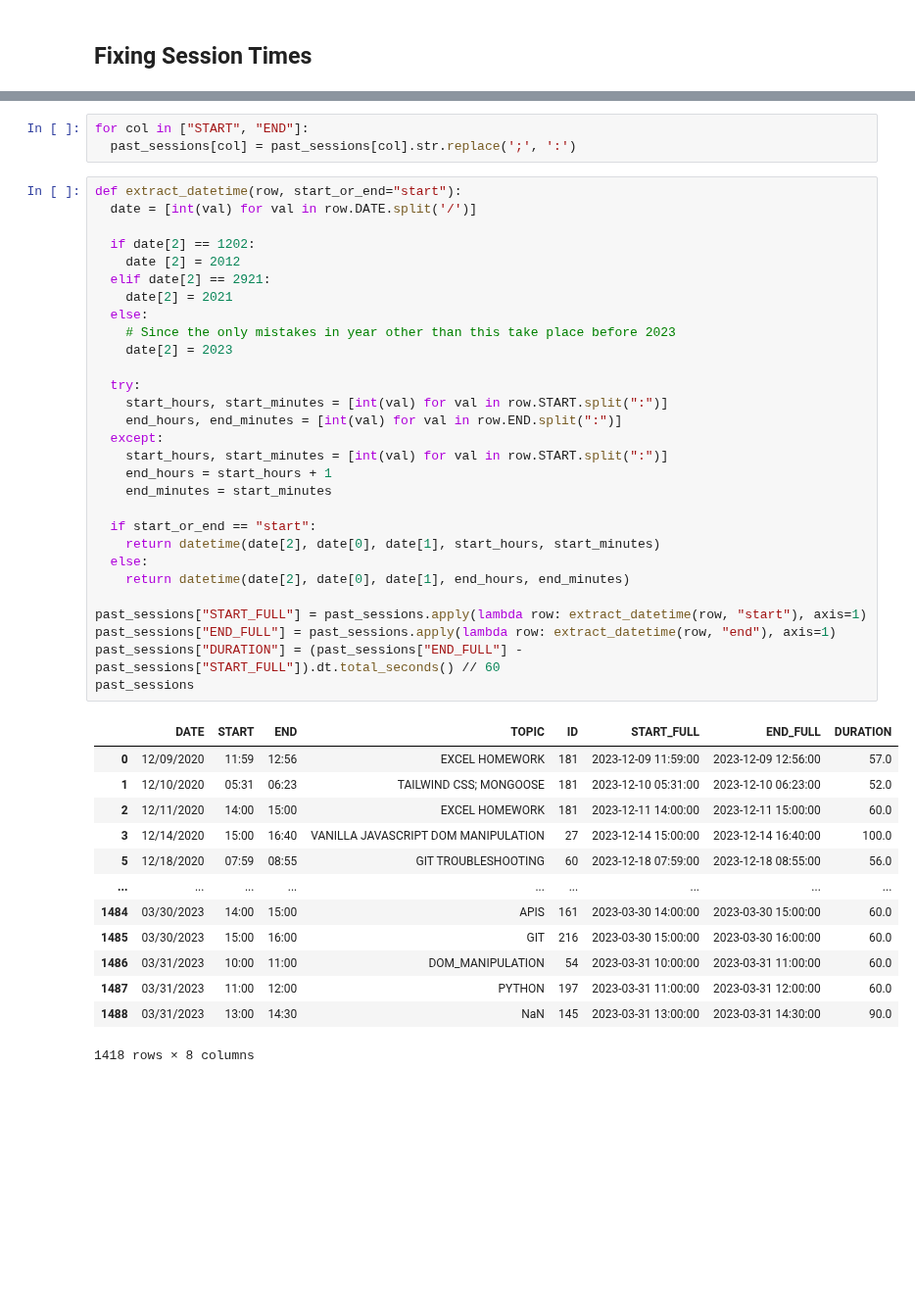
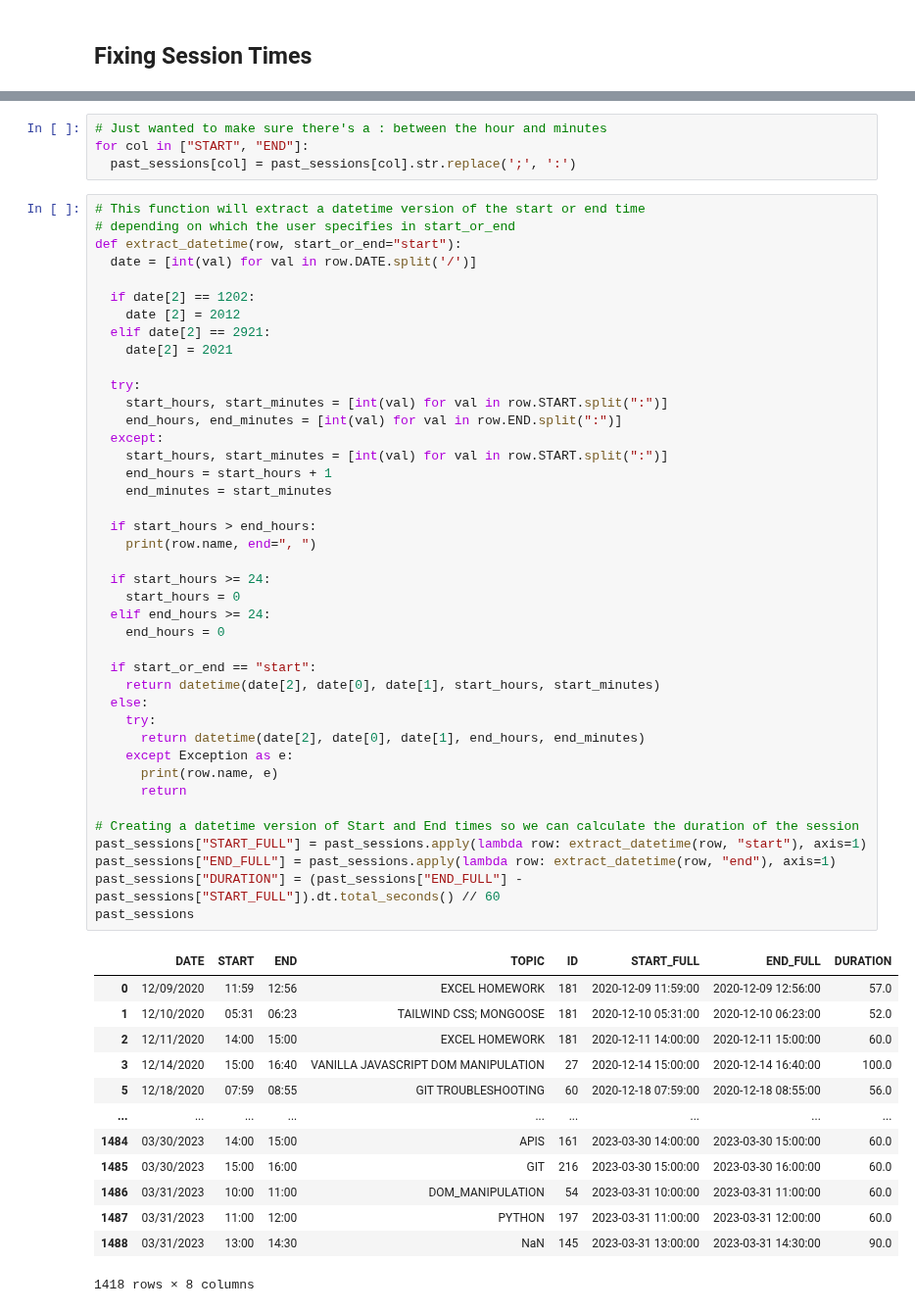
Before and after one commit to de-mark/tutoring_dashboard, a Jupyter notebook: assets/data/data_cleaning.ipynb, the cells around one changed output, grey strips where cells are left out. Shown at 98% size. Saved outputs shown, nothing was run; the diff lists cells and outputs as text; blank space fills up the shorter version.

Commit message:
Added duration column feature engineering to data cleaning.ipynb

```diff
--- a/assets/data/data_cleaning.ipynb
+++ b/assets/data/data_cleaning.ipynb
@@ -168,42 +218,55 @@ past_sessions = past_sessions.drop(columns=["NAME", "EMAIL"])
 # %%
+# Just wanted to make sure there's a : between the hour and minutes
 for col in ["START", "END"]:
   past_sessions[col] = past_sessions[col].str.replace(';', ':')
 # %%
+# This function will extract a datetime version of the start or end time
+# depending on which the user specifies in start_or_end
 def extract_datetime(row, start_or_end="start"):
   date = [int(val) for val in row.DATE.split('/')]
 
   if date[2] == 1202:
     date [2] = 2012
   elif date[2] == 2921:
     date[2] = 2021
-  else:
-    # Since the only mistakes in year other than this take place before 2023
-    date[2] = 2023
 
   try:
     start_hours, start_minutes = [int(val) for val in row.START.split(":")]
     end_hours, end_minutes = [int(val) for val in row.END.split(":")]
   except:
     start_hours, start_minutes = [int(val) for val in row.START.split(":")]
     end_hours = start_hours + 1
     end_minutes = start_minutes
 
+  if start_hours > end_hours:
+    print(row.name, end=", ")
+
+  if start_hours >= 24:
+    start_hours = 0
+  elif end_hours >= 24:
+    end_hours = 0
+
   if start_or_end == "start":
     return datetime(date[2], date[0], date[1], start_hours, start_minutes)
   else:
-    return datetime(date[2], date[0], date[1], end_hours, end_minutes)
+    try:
+      return datetime(date[2], date[0], date[1], end_hours, end_minutes)
+    except Exception as e:
+      print(row.name, e)
+      return
 
+# Creating a datetime version of Start and End times so we can calculate the duration of the session
 past_sessions["START_FULL"] = past_sessions.apply(lambda row: extract_datetime(row, "start"), axis=1)
 past_sessions["END_FULL"] = past_sessions.apply(lambda row: extract_datetime(row, "end"), axis=1)
 past_sessions["DURATION"] = (past_sessions["END_FULL"] - past_sessions["START_FULL"]).dt.total_seconds() // 60
 past_sessions
 # %% [output]
 |  | DATE | START | END | TOPIC | ID | START_FULL | END_FULL | DURATION |
-| 0 | 12/09/2020 | 11:59 | 12:56 | EXCEL HOMEWORK | 181 | 2023-12-09 11:59:00 | 2023-12-09 12:56:00 | 57.0 |
-| 1 | 12/10/2020 | 05:31 | 06:23 | TAILWIND CSS; MONGOOSE | 181 | 2023-12-10 05:31:00 | 2023-12-10 06:23:00 | 52.0 |
-| 2 | 12/11/2020 | 14:00 | 15:00 | EXCEL HOMEWORK | 181 | 2023-12-11 14:00:00 | 2023-12-11 15:00:00 | 60.0 |
-| 3 | 12/14/2020 | 15:00 | 16:40 | VANILLA JAVASCRIPT DOM MANIPULATION | 27 | 2023-12-14 15:00:00 | 2023-12-14 16:40:00 | 100.0 |
-| 5 | 12/18/2020 | 07:59 | 08:55 | GIT TROUBLESHOOTING | 60 | 2023-12-18 07:59:00 | 2023-12-18 08:55:00 | 56.0 |
+| 0 | 12/09/2020 | 11:59 | 12:56 | EXCEL HOMEWORK | 181 | 2020-12-09 11:59:00 | 2020-12-09 12:56:00 | 57.0 |
+| 1 | 12/10/2020 | 05:31 | 06:23 | TAILWIND CSS; MONGOOSE | 181 | 2020-12-10 05:31:00 | 2020-12-10 06:23:00 | 52.0 |
+| 2 | 12/11/2020 | 14:00 | 15:00 | EXCEL HOMEWORK | 181 | 2020-12-11 14:00:00 | 2020-12-11 15:00:00 | 60.0 |
+| 3 | 12/14/2020 | 15:00 | 16:40 | VANILLA JAVASCRIPT DOM MANIPULATION | 27 | 2020-12-14 15:00:00 | 2020-12-14 16:40:00 | 100.0 |
+| 5 | 12/18/2020 | 07:59 | 08:55 | GIT TROUBLESHOOTING | 60 | 2020-12-18 07:59:00 | 2020-12-18 08:55:00 | 56.0 |
 | ... | ... | ... | ... | ... | ... | ... | ... | ... |
 | 1484 | 03/30/2023 | 14:00 | 15:00 | APIS | 161 | 2023-03-30 14:00:00 | 2023-03-30 15:00:00 | 60.0 |
 | 1485 | 03/30/2023 | 15:00 | 16:00 | GIT | 216 | 2023-03-30 15:00:00 | 2023-03-30 16:00:00 | 60.0 |
```
Also changed, not shown: parts of 5 cells of this notebook.
